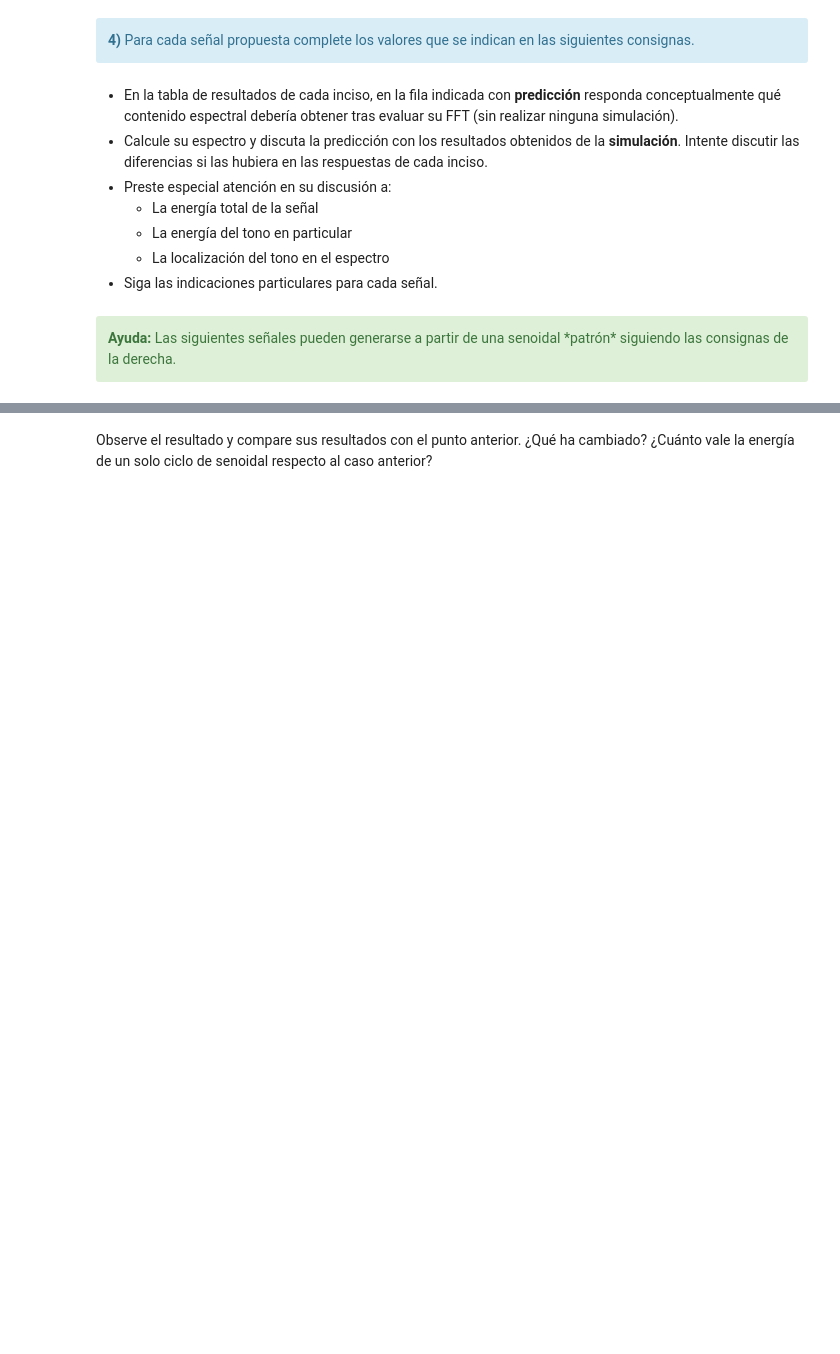
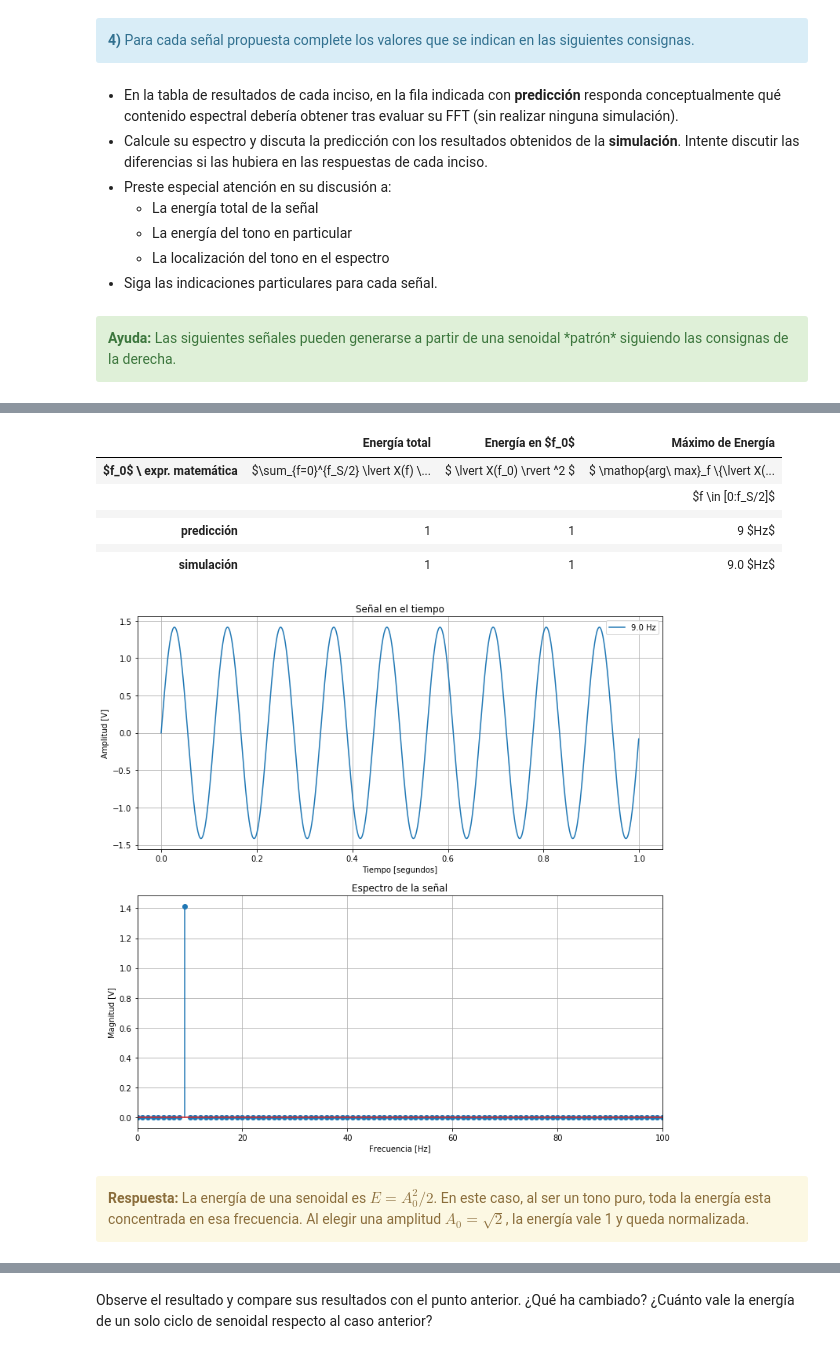
Before and after one commit to franmaiocchi/DSP, a Jupyter notebook: TP1/TP1 - Muestreo de señales - Forurier.ipynb, the cells around one changed output, grey strips where cells are left out. Saved outputs shown, nothing was run; the diff lists cells and outputs as text; code cells hidden in the pictures; blank space fills up the shorter version.

```diff
--- a/TP1/TP1 - Muestreo de señales - Forurier.ipynb
+++ b/TP1/TP1 - Muestreo de señales - Forurier.ipynb
@@ -502,3 +458,67 @@ HTML(df.to_html())
+# %%
+f0 = 9*fs/N
+a0 = np.sqrt(2)
+
+df = fs/N
+ff = np.linspace(0, int((N-1)*df), int(N))
+
+m_f0 = int(N*(f0)/fs)
+
+tt, signal = generador_senoidal(fs, f0, N, a0)
+plt.figure(figsize = (12, 12))
+plt.subplot(2,1,1)
+plt.plot(tt, signal, label = str(f0) + " Hz")
+plt.grid()
+plt.xlabel('Tiempo [segundos]')
+plt.ylabel('Amplitud [V]')
+plt.title('Señal en el tiempo')
+axes_hdl = plt.gca()    # Tomo el objeto axes (Lugar donde se grafica)
+axes_hdl.legend(loc='upper right')
+
+spectrum = spectrum_analyzer(signal, fs, N, plot = False)
+
+plt.subplot(2,1,2)
+plt.stem(ff[0:int(N//2+1)], 2.0/N * np.abs(spectrum[0:int(N//2+1)]))
+plt.xlabel('Frecuencia [Hz]')
+plt.xlim((0,100))
+plt.grid()
+plt.ylabel('Magnitud [V]')
+plt.title('Espectro de la señal')
+
+energia_total = energy(spectrum)
+energia_f0 = pow(2.0/N * np.abs(spectrum[m_f0]),2)/2
+
+imax = np.where(np.abs(spectrum[0:int(N//2+1)]) == np.max(np.abs(spectrum[0:int(N//2+1)])))
+max_f = ff[imax]
+
+tus_resultados = [ ['$\sum_{f=0}^{f_S/2} \lvert X(f) \rvert ^2$', '$ \lvert X(f_0) \rvert ^2 $', '$ \mathop{arg\ max}_f \{\lvert X(f) \rvert ^2\} $'],
+                   ['',                                     '',                           '$f \in [0:f_S/2]$'],
+                  ['', '', ''],
+                  ['1', '1', '9 $Hz$'], # <-- completar acá
+                  ['', '', ''],
+                  [energia_total, energia_f0, str(max_f[0]) + ' $Hz$']  # <-- completar acá
+                 ]
+df = DataFrame(tus_resultados, columns=['Energía total', 'Energía en $f_0$', 'Máximo de Energía'],
+               index=['$f_0$ \ expr. matemática',
+                      '',
+                      '',
+                      'predicción',
+                      '',
+                      'simulación'])
+HTML(df.to_html())
+# %% [output]
+|  | Energía total | Energía en $f_0$ | Máximo de Energía |
+| $f_0$ \ expr. matemática | $\sum_{f=0}^{f_S/2} \lvert X(f) \... | $ \lvert X(f_0) \rvert ^2 $ | $ \mathop{arg\ max}_f \{\lvert X(... |
+|  |  |  | $f \in [0:f_S/2]$ |
+|  |  |  |  |
+| predicción | 1 | 1 | 9 $Hz$ |
+|  |  |  |  |
+| simulación | 1 | 1 | 9.0 $Hz$ |
+[figure, added]
+# %% [markdown]
+<div class="alert alert-block alert-warning">
+<b>Respuesta:</b> La energía de una senoidal es $E = A_0^2/2$. En este caso, al ser un tono puro, toda la energía esta concentrada en esa frecuencia. Al elegir una amplitud $A_0 = \sqrt{2}$, la energía vale 1 y queda normalizada.
+</div>
 # %% [markdown]
 <table width="80%" cellpadding="7" cellspacing="0">
 	<col width="50%">
```
Also changed, not shown: parts of 69 cells of this notebook, 11 other files.
